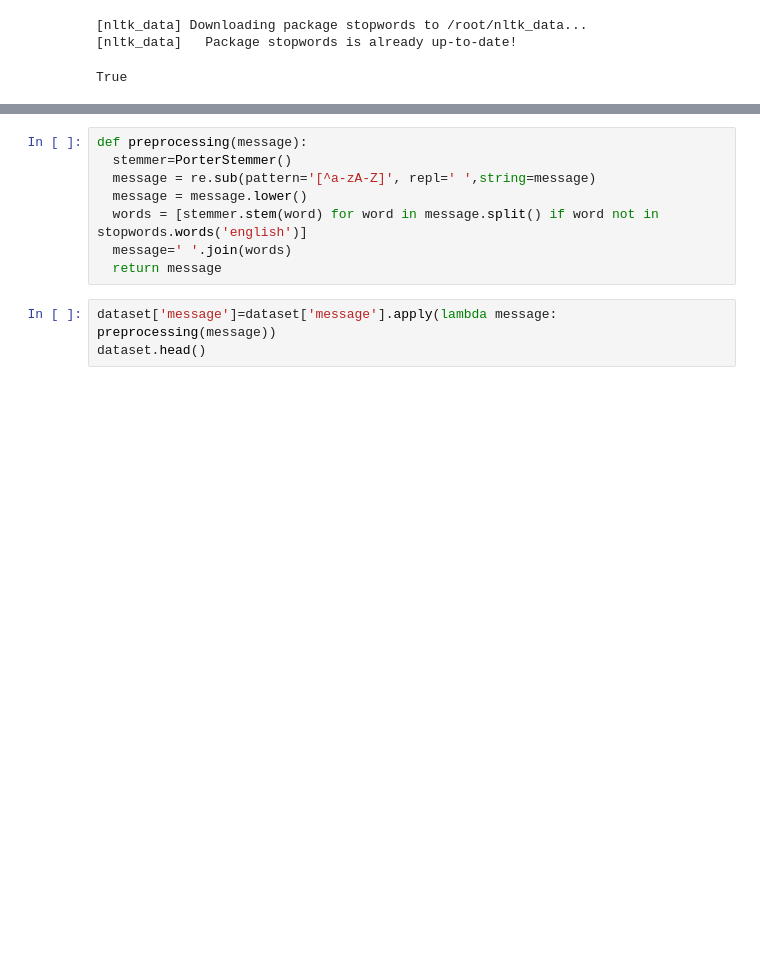
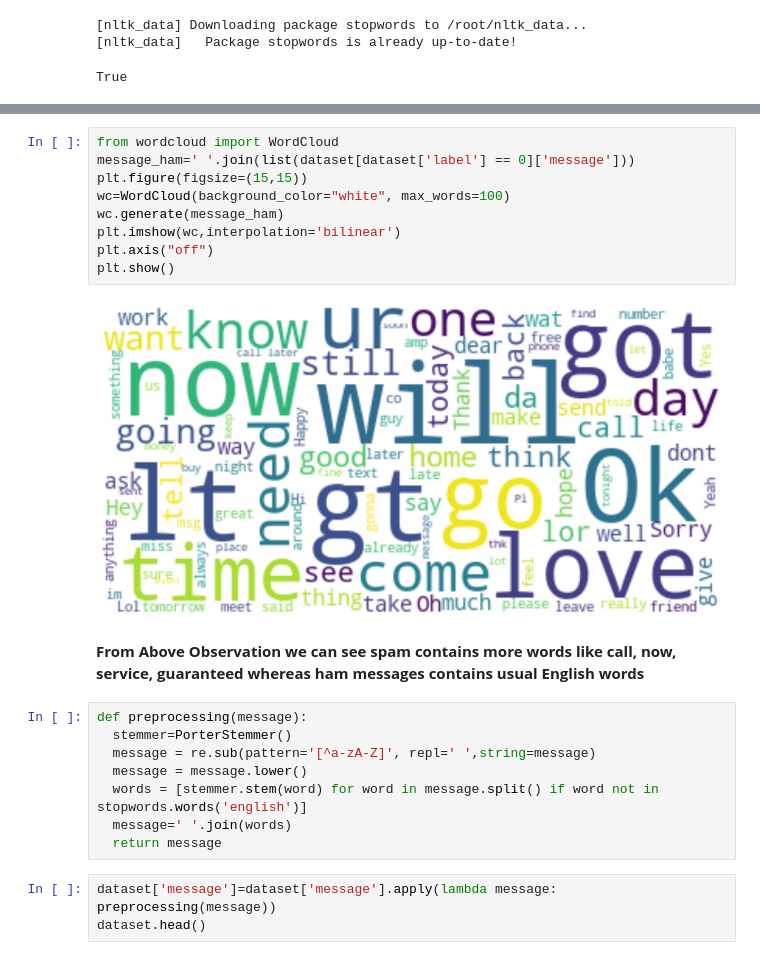
Before and after one commit to brijesh452021/SpamDetector, a Jupyter notebook: Spam_Detection.ipynb, the cells around one changed output, grey strips where cells are left out. Cells and saved outputs as stored; diff of their text form; blank space fills up the shorter version.

```diff
--- a/Spam_Detection.ipynb
+++ b/Spam_Detection.ipynb
@@ -186,3 +197,16 @@ True
+# %%
+from wordcloud import WordCloud
+message_ham=' '.join(list(dataset[dataset['label'] == 0]['message']))
+plt.figure(figsize=(15,15))
+wc=WordCloud(background_color="white", max_words=100)
+wc.generate(message_ham)
+plt.imshow(wc,interpolation='bilinear')
+plt.axis("off")
+plt.show()
+# %% [output]
+[figure, added]
+# %% [markdown]
+**From Above Observation we can see spam contains more words like call, now, service, guaranteed whereas ham messages contains usual English words**
 # %%
 def preprocessing(message):
   stemmer=PorterStemmer()
```
Also changed, not shown: parts of 16 cells of this notebook.
